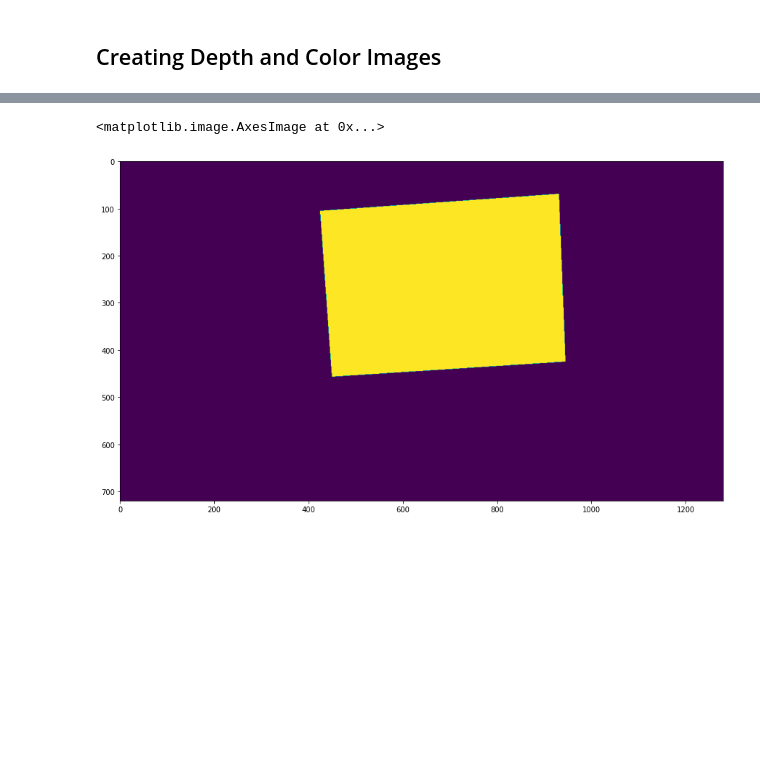
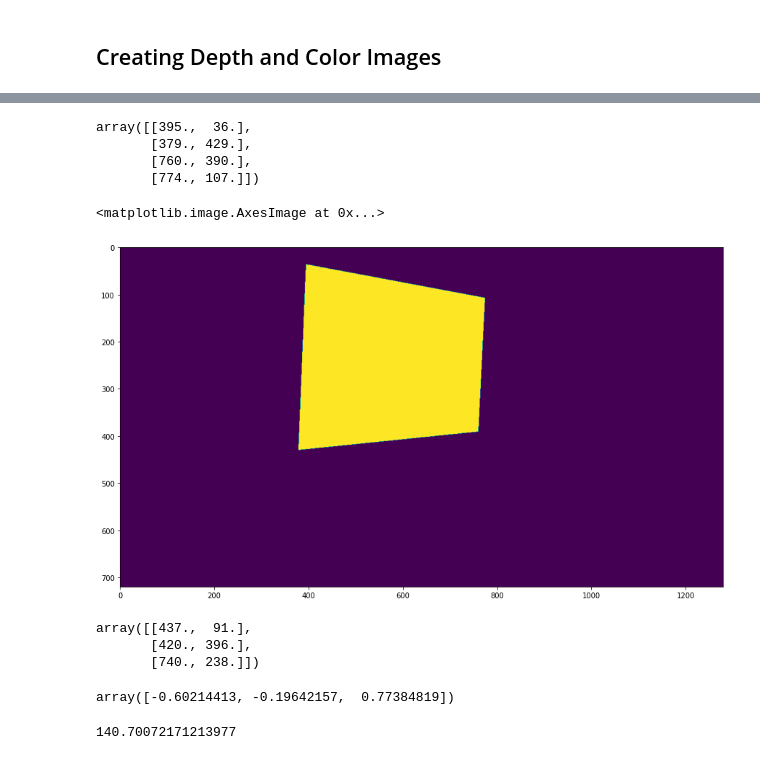
Before and after one commit to rachel318318/nuvi_assignment, a Jupyter notebook: assign.ipynb, the cells around one changed output, grey strips where cells are left out. Drawn from its saved outputs; the diff is of its cells as text; code cells hidden in the pictures; blank space fills up the shorter version.

Commit message:
feat: real coordinates and normal vector (error)

```diff
--- a/assign.ipynb
+++ b/assign.ipynb
@@ -52,26 +52,35 @@ pipeline.stop()
 # %%
-def mouse_handler(event,x,y,flag,data):
+def generate_mask(event,x,y,flag,data):
     if event == cv2.EVENT_FLAG_LBUTTON:
         cv2.circle(data['im'],(x,y),3,(0,255,0),5,16)
-        cv2.imshow("Image",data["im"])
+        cv2.imshow("Mask",data["im"])
         if len(data["points"]) < 4:
             data['points'].append([x,y])
 
-def get_four_points(im):
+def get_normal(event,x,y,flag,data):
+    if event == cv2.EVENT_FLAG_LBUTTON:
+        cv2.circle(data['im'],(x,y),3,(0,0,255),5,16)
+        cv2.imshow("Normal",data["im"])
+        if len(data["points"]) < 3:
+            data['points'].append([x,y])
+
+def get_points(im,type):
     data = {}
-    data['im'] = im.copy()
+    data['im'] = cv2.cvtColor(im.copy(),cv2.COLOR_RGB2BGR)
     data['points'] = []
 
-    cv2.imshow("Image",cv2.cvtColor(im,cv2.COLOR_RGB2BGR))
-    cv2.setMouseCallback("Image",mouse_handler,data)
+    if type == "mask":
+        cv2.imshow("Mask",cv2.cvtColor(im,cv2.COLOR_RGB2BGR))
+        cv2.setMouseCallback("Mask",generate_mask,data)
+    else:
+        cv2.imshow("Normal",cv2.cvtColor(im,cv2.COLOR_RGB2BGR))
+        cv2.setMouseCallback("Normal",get_normal,data)
     cv2.waitKey(0)
 
     points = np.array(data['points'],dtype=float)
     return points
 # %%
-cv2.imshow("Image", cv2.cvtColor(color_image,cv2.COLOR_RGB2BGR))
-
-points_src = get_four_points(color_image)
+mask_points = get_points(color_image,"mask")
 
 cv2.waitKey(0)
 cv2.destroyAllWindows()
@@ -103,9 +128,22 @@ array([[425., 105.],
+# %%
+mask_points
+# %% [output]
+array([[395.,  36.],
+       [379., 429.],
+       [760., 390.],
+       [774., 107.]])
 # %%
 mask = np.zeros(color_image.shape[:2], dtype="uint8")
 
-cv2.fillPoly(mask, np.int32([points_src]), 1)
+cv2.fillPoly(mask, np.int32([mask_points]), 1)
 plt.figure(figsize=(15,25))
 plt.imshow(mask)
 # %% [output]
 <matplotlib.image.AxesImage at 0x...>
-[figure, old version]
+[figure, new version]
+# %%
+normal_points
+# %% [output]
+array([[437.,  91.],
+       [420., 396.],
+       [740., 238.]])
@@ -112 +178,29 @@ plt.imshow(mask)
+# %%
+A_xy = np.array([x_coor[0],y_coor[0]])
+B_xy = np.array([x_coor[1],y_coor[1]])
+C_xy = np.array([x_coor[2],y_coor[2]])
+
+normal_points = np.int64(normal_points)
+
+A = np.append(A_xy,depth_image[normal_points[0][1]][normal_points[0][0]])
+B = np.append(B_xy,depth_image[normal_points[1][1]][normal_points[1][0]])
+C = np.append(C_xy,depth_image[normal_points[2][1]][normal_points[2][0]])
+
+AB = B - A
+CB = B - C
+normal = np.cross(AB,CB)
+norm_unit = normal / np.linalg.norm(normal)
+
+norm_unit
+# %% [output]
+array([-0.60214413, -0.19642157,  0.77384819])
+# %%
+camera = np.array([0,0,-1])
+
+dot_product = np.dot(camera, norm_unit)
+angle = np.arccos(dot_product)
+
+np.degrees(angle)
+# %% [output]
+140.70072171213977
 # %%
```
Also changed, not shown: parts of 8 cells of this notebook.
